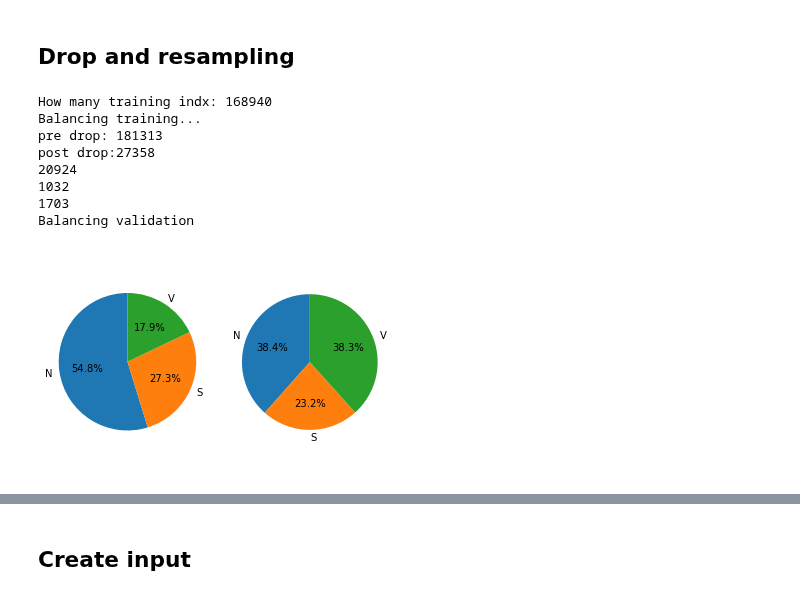
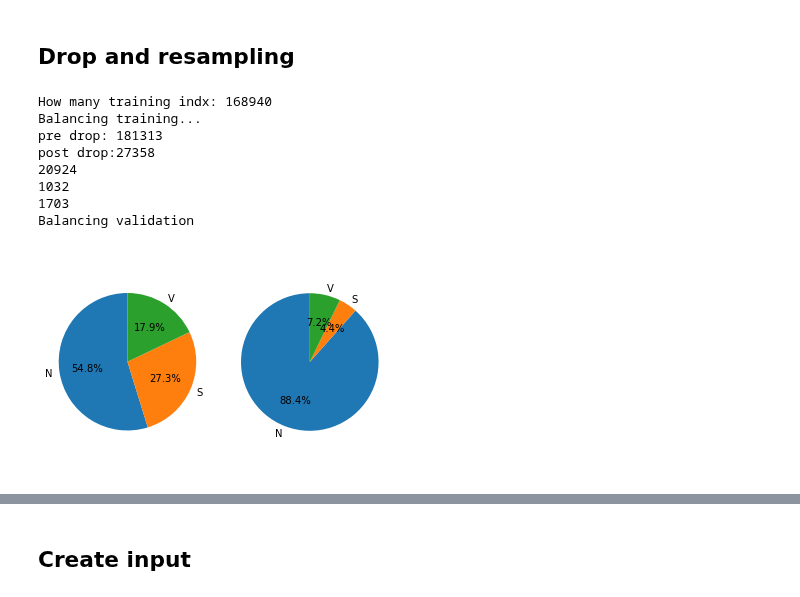
Before and after one commit to simonetome/Heartbeat-NSV-classification, a Jupyter notebook: FinalResnet.ipynb, the cells around one changed output, grey strips where cells are left out. Saved outputs shown, nothing was run; the diff lists cells and outputs as text; code cells hidden in the pictures.

```diff
--- a/FinalResnet.ipynb
+++ b/FinalResnet.ipynb
@@ -641,8 +639,8 @@ perc_to_drop_train = to_drop/(num_n)
 num_n = len(validation_patches_df[(validation_patches_df['stringLabel']=='N')])
 num_s = len(validation_patches_df[(validation_patches_df['stringLabel']=='S')])
 num_v = len(validation_patches_df[(validation_patches_df['stringLabel']=='V')])
-to_drop = num_n - max(num_s,num_v)
-perc_to_drop_valid = to_drop/(num_n)
+to_drop = 0
+perc_to_drop_valid = 0
 
 train_indexes = training_patches_df.index[training_patches_df['stringLabel'] == 'N'].tolist()
 valid_indexes = validation_patches_df.index[validation_patches_df['stringLabel'] == 'N'].tolist()
@@ -699,34 +697,34 @@ classes = ["N","S","V"]
 
 training_counts = [0]*3
 validation_counts = [0]*3
 
 for l in training_labels:
     training_counts[classes.index(l)] += 1
 for l in validation_labels:
     validation_counts[classes.index(l)] += 1
 
 fig1, (ax1,ax2) = plt.subplots(1,2)
 
 ax1.pie(training_counts, explode=None, labels=classes, autopct='%1.1f%%',
         shadow=False, startangle=90)
 ax1.axis('equal')
 ax2.pie(validation_counts, explode=None, labels=classes, autopct='%1.1f%%',
         shadow=False, startangle=90)
 ax2.axis('equal')
 
 fig1.set_facecolor("white")
 
 plt.show()
 # %% [output]
 How many training indx: 168940
 Balancing training...
 pre drop: 181313
 post drop:27358
 20924
 1032
 1703
 Balancing validation
-[figure, old version]
+[figure, new version]
 # %%
 # resample v and s
 from sklearn.utils import shuffle
```
Also changed, not shown: parts of 7 cells of this notebook.
